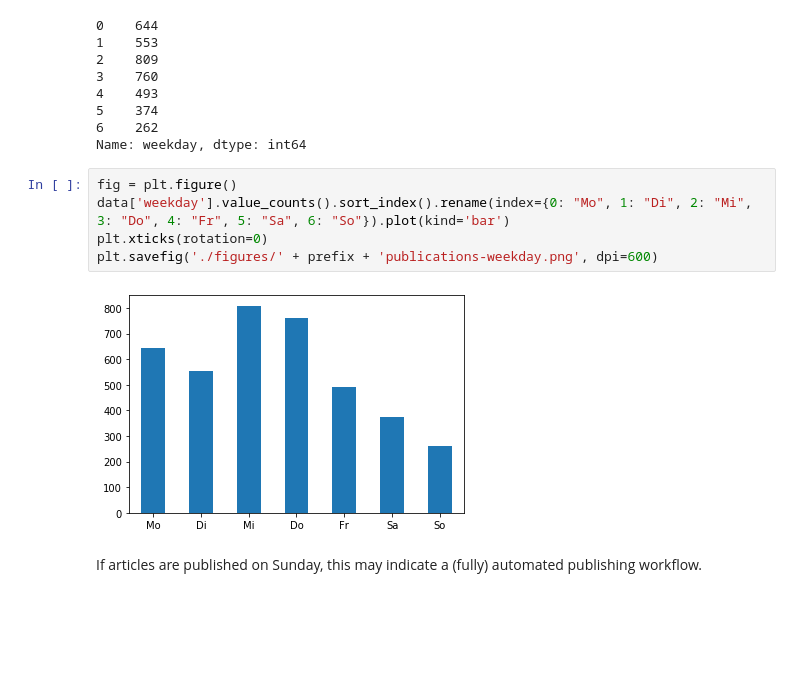
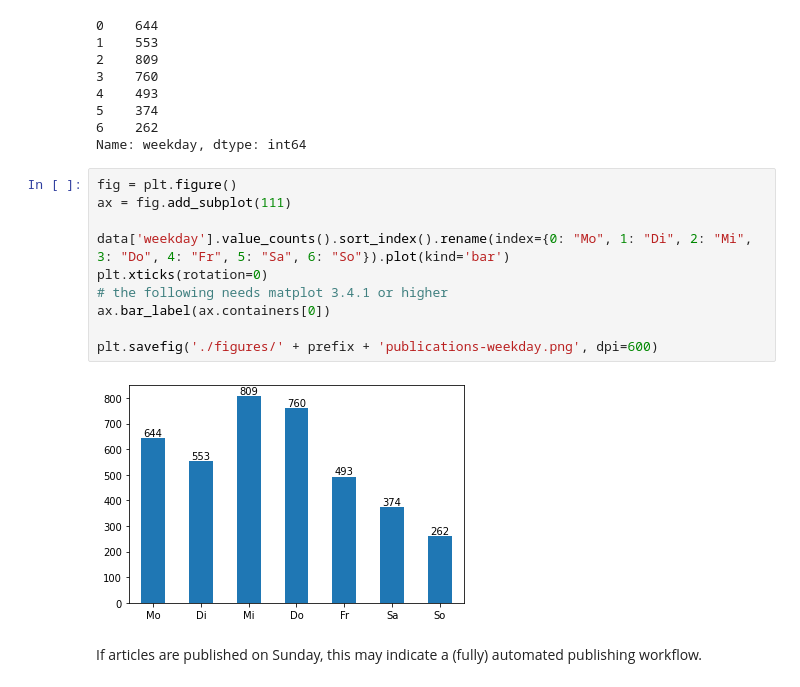
Before and after one commit to zuphilip/analyze-mega-journals, a Jupyter notebook: analyze.ipynb, the cells around one changed output. Saved outputs shown, nothing was run; the diff lists cells and outputs as text; blank space fills up the shorter version.

```diff
--- a/analyze.ipynb
+++ b/analyze.ipynb
@@ -133,11 +139,16 @@ data['weekday'].value_counts().sort_index()
 Name: weekday, dtype: int64
 # %%
 fig = plt.figure()
+ax = fig.add_subplot(111)
+
 data['weekday'].value_counts().sort_index().rename(index={0: "Mo", 1: "Di", 2: "Mi", 3: "Do", 4: "Fr", 5: "Sa", 6: "So"}).plot(kind='bar')
 plt.xticks(rotation=0)
+# the following needs matplot 3.4.1 or higher
+ax.bar_label(ax.containers[0])
+
 plt.savefig('./figures/' + prefix + 'publications-weekday.png', dpi=600)
 # %% [output]
-[figure, old version]
+[figure, new version]
 # %% [markdown]
 If articles are published on Sunday, this may indicate a (fully) automated publishing workflow.
 # %% [markdown]
```
Also changed, not shown: parts of 1 cell of this notebook, 15 other files.
